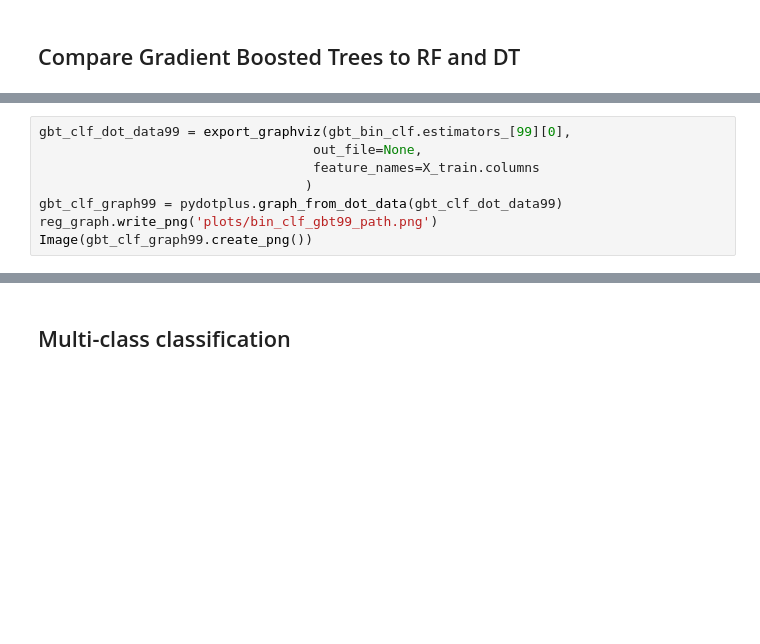
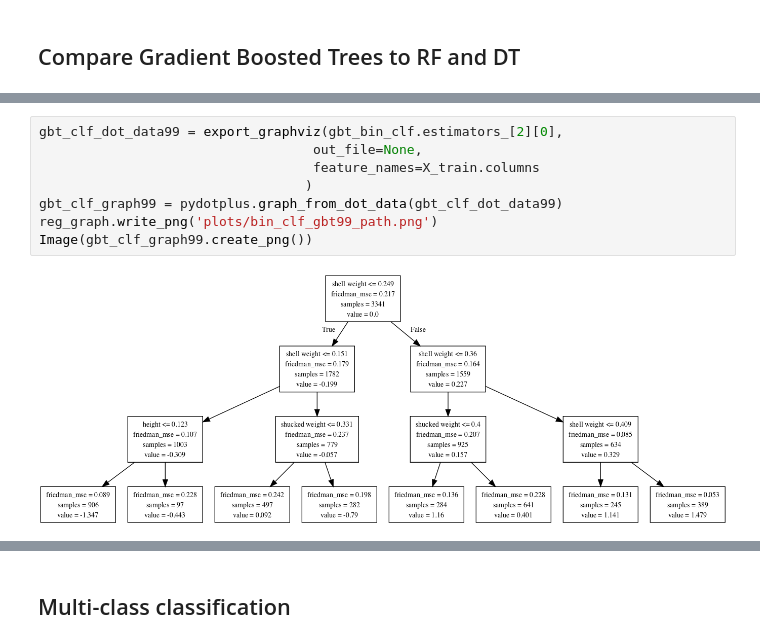
Before and after one commit to rpb/interpreting-decision-trees-and-random-forests, a Jupyter notebook: Blog Code-GBT.ipynb, the cells around one changed output, grey strips where cells are left out. Cells and saved outputs as stored; diff of their text form; blank space fills up the shorter version.

```diff
--- a/Blog Code-GBT.ipynb
+++ b/Blog Code-GBT.ipynb
@@ -480,9 +537,11 @@ Image(gbt_clf_graph1.create_png())
 # %%
-gbt_clf_dot_data99 = export_graphviz(gbt_bin_clf.estimators_[99][0],
+gbt_clf_dot_data99 = export_graphviz(gbt_bin_clf.estimators_[2][0],
                                    out_file=None,
                                    feature_names=X_train.columns
                                   )
 gbt_clf_graph99 = pydotplus.graph_from_dot_data(gbt_clf_dot_data99)
 reg_graph.write_png('plots/bin_clf_gbt99_path.png')
 Image(gbt_clf_graph99.create_png())
+# %% [output]
+[figure, added]
 # %%
```
Also changed, not shown: parts of 35 cells of this notebook, 1 other file.
